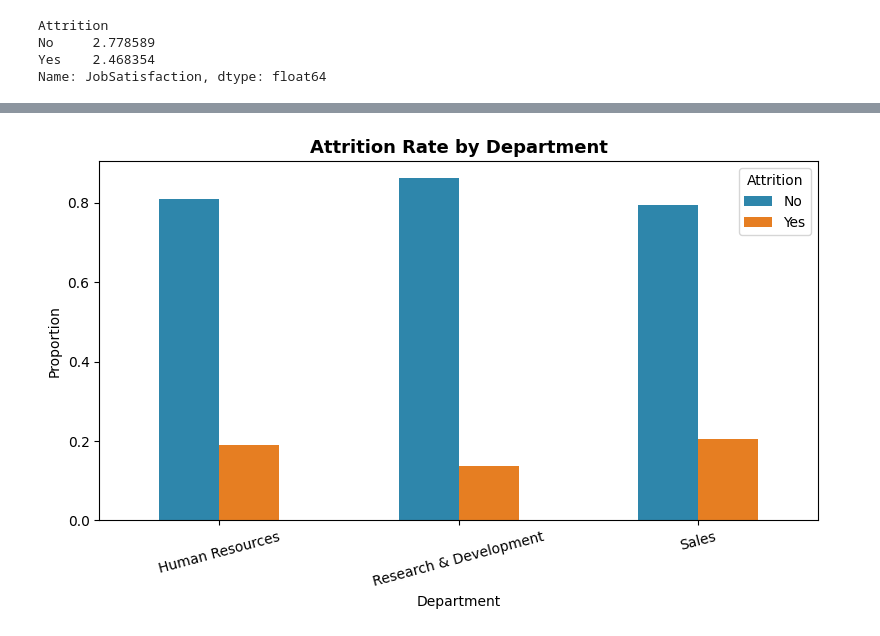
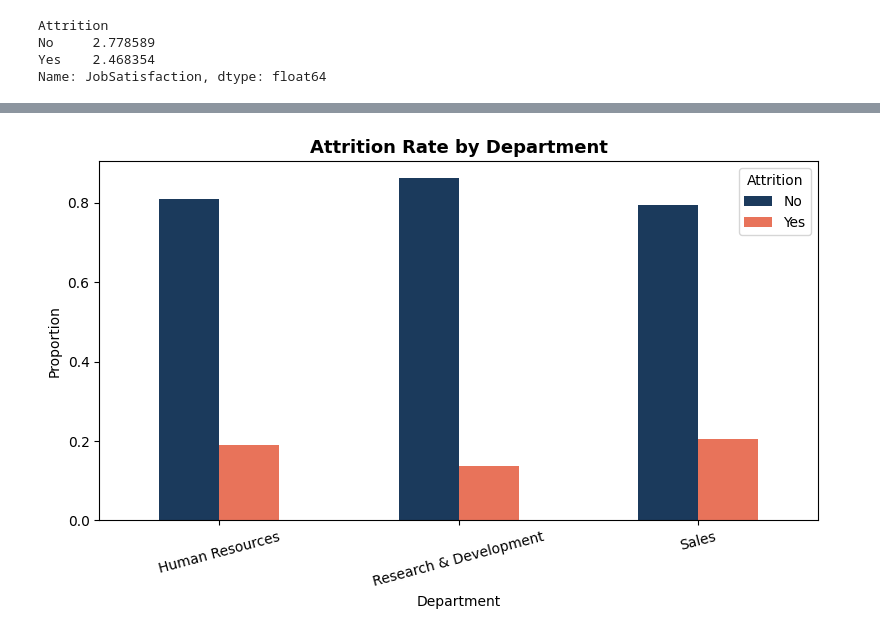
Before and after one commit to jeeny145/hr-attrition-analysis, a Jupyter notebook: notebooks/01_exploration.ipynb, the cells around one changed output, grey strips where cells are left out. Drawn from its saved outputs; the diff is of its cells as text; code cells hidden in the pictures.

```diff
--- a/notebooks/01_exploration.ipynb
+++ b/notebooks/01_exploration.ipynb
@@ -168,15 +168,15 @@ plt.show()
 # %%
 dept_attrition = df.groupby("Department")["Attrition"].value_counts(normalize=True).unstack()
-dept_attrition.plot(kind="bar", figsize=(8,5), color=["#2E86AB", "#E67E22"])
+dept_attrition.plot(kind="bar", figsize=(8,5), color=["#1B3A5C", "#E8735A"])
 plt.title("Attrition Rate by Department", fontsize=13, fontweight="bold")
 plt.ylabel("Proportion")
 plt.xlabel("Department")
 plt.xticks(rotation=15)
 plt.legend(title="Attrition")
 plt.tight_layout()
 plt.savefig("../outputs/charts/department_attrition.png", bbox_inches="tight")
 plt.show()
 # %% [output]
-[figure, old version]
+[figure, new version]
 # %%
 income_by_attrition = df.groupby("Attrition")["MonthlyIncome"].mean()
```
Also changed, not shown: parts of 3 cells of this notebook.
